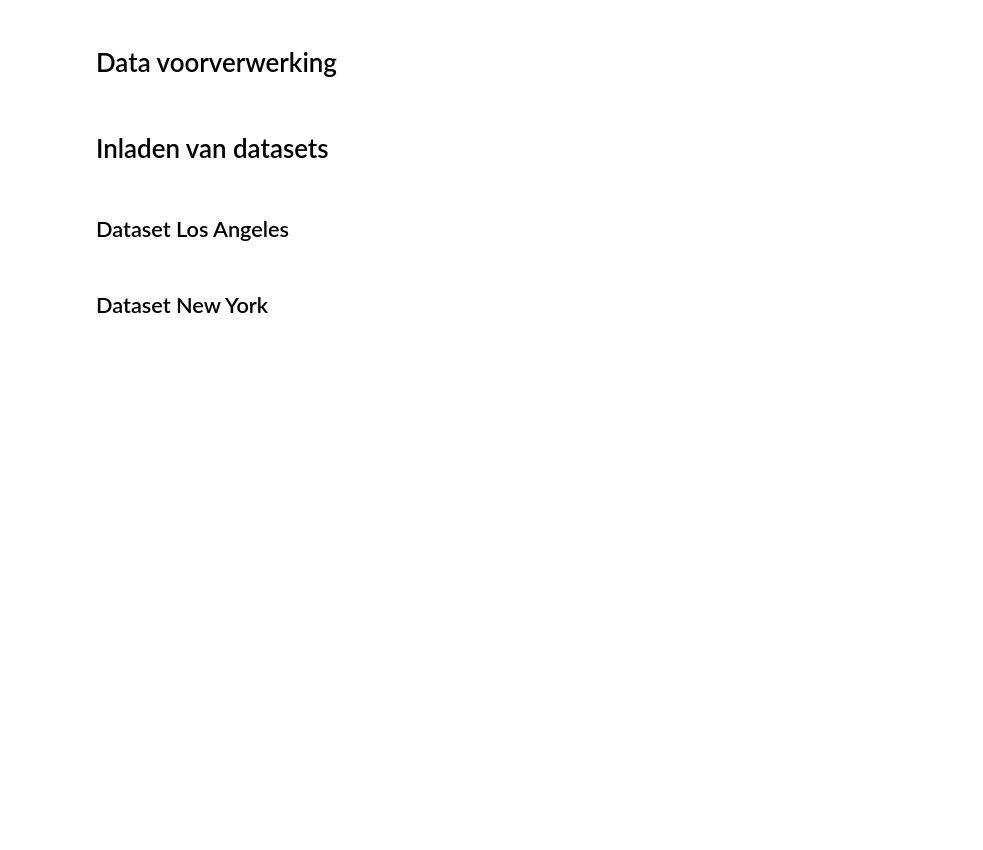
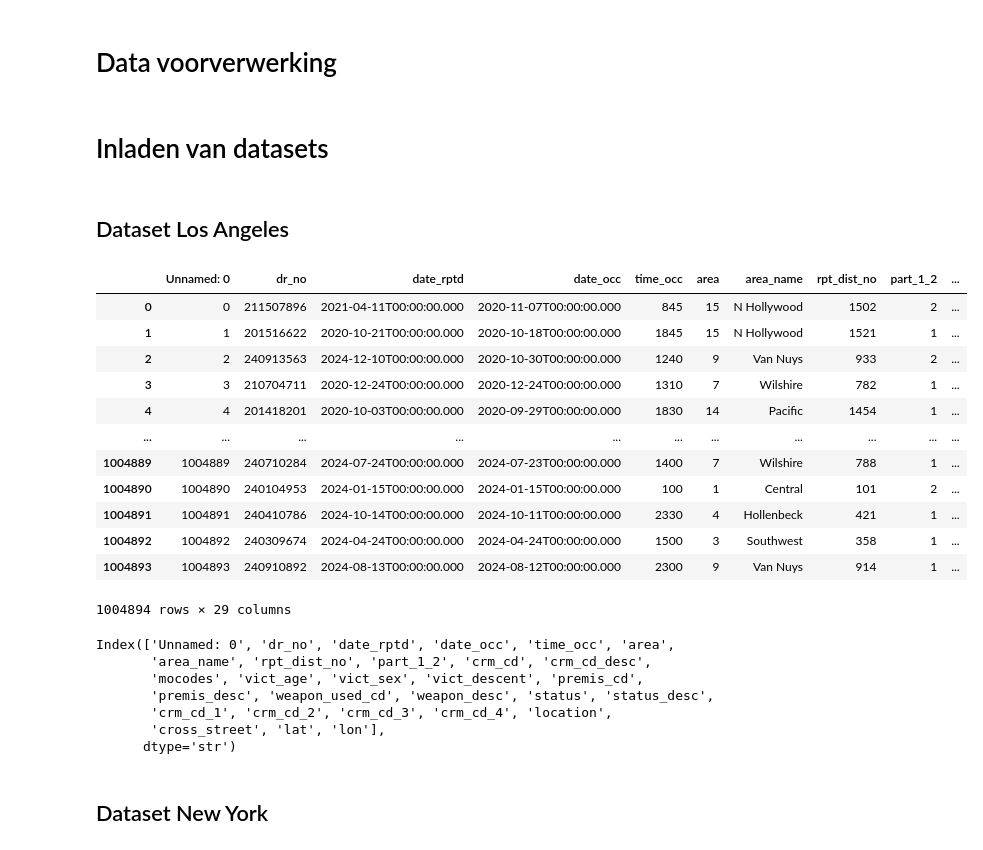
Before and after one commit to gyfen/infovis, a Jupyter notebook: docs/2_data.ipynb, the cells around one changed output. Saved outputs shown, nothing was run; the diff lists cells and outputs as text; code cells hidden in the pictures; blank space fills up the shorter version.

```diff
--- a/docs/2_data.ipynb
+++ b/docs/2_data.ipynb
@@ -171,13 +171,34 @@ import os
 # %%
 # If file is not downloaded, get directly from source
 if not os.path.isfile("../data/raw/crime_la.csv"):
     df_lapd = pd.read_csv("https://data.lacity.org/resource/2nrs-mtv8.csv?$limit=999999999")
-    df_lapd.to_csv("../data/raw/crime_la.csv")
+    df_lapd.to_csv("../data/raw/crime_la.csv", index=False)
 else:
-    df_lapd = pd.read_csv("../data/raw/crima_la.csv")
+    df_lapd = pd.read_csv("../data/raw/crime_la.csv")
 
 display(df_lapd)
 print(df_lapd.columns)
+# %% [output]
+|  | Unnamed: 0 | dr_no | date_rptd | date_occ | time_occ | area | area_name | rpt_dist_no | part_1_2 | ... |
+| 0 | 0 | 211507896 | 2021-04-11T00:00:00.000 | 2020-11-07T00:00:00.000 | 845 | 15 | N Hollywood | 1502 | 2 | ... |
+| 1 | 1 | 201516622 | 2020-10-21T00:00:00.000 | 2020-10-18T00:00:00.000 | 1845 | 15 | N Hollywood | 1521 | 1 | ... |
+| 2 | 2 | 240913563 | 2024-12-10T00:00:00.000 | 2020-10-30T00:00:00.000 | 1240 | 9 | Van Nuys | 933 | 2 | ... |
+| 3 | 3 | 210704711 | 2020-12-24T00:00:00.000 | 2020-12-24T00:00:00.000 | 1310 | 7 | Wilshire | 782 | 1 | ... |
+| 4 | 4 | 201418201 | 2020-10-03T00:00:00.000 | 2020-09-29T00:00:00.000 | 1830 | 14 | Pacific | 1454 | 1 | ... |
+| ... | ... | ... | ... | ... | ... | ... | ... | ... | ... | ... |
+| 1004889 | 1004889 | 240710284 | 2024-07-24T00:00:00.000 | 2024-07-23T00:00:00.000 | 1400 | 7 | Wilshire | 788 | 1 | ... |
+| 1004890 | 1004890 | 240104953 | 2024-01-15T00:00:00.000 | 2024-01-15T00:00:00.000 | 100 | 1 | Central | 101 | 2 | ... |
+| 1004891 | 1004891 | 240410786 | 2024-10-14T00:00:00.000 | 2024-10-11T00:00:00.000 | 2330 | 4 | Hollenbeck | 421 | 1 | ... |
+| 1004892 | 1004892 | 240309674 | 2024-04-24T00:00:00.000 | 2024-04-24T00:00:00.000 | 1500 | 3 | Southwest | 358 | 1 | ... |
+| 1004893 | 1004893 | 240910892 | 2024-08-13T00:00:00.000 | 2024-08-12T00:00:00.000 | 2300 | 9 | Van Nuys | 914 | 1 | ... |
+1004894 rows × 29 columns
+Index(['Unnamed: 0', 'dr_no', 'date_rptd', 'date_occ', 'time_occ', 'area',
+       'area_name', 'rpt_dist_no', 'part_1_2', 'crm_cd', 'crm_cd_desc',
+       'mocodes', 'vict_age', 'vict_sex', 'vict_descent', 'premis_cd',
+       'premis_desc', 'weapon_used_cd', 'weapon_desc', 'status', 'status_desc',
+       'crm_cd_1', 'crm_cd_2', 'crm_cd_3', 'crm_cd_4', 'location',
+       'cross_street', 'lat', 'lon'],
+      dtype='str')
 # %% [markdown]
 ## Dataset New York
 # %%
```
Also changed, not shown: parts of 9 cells of this notebook.
